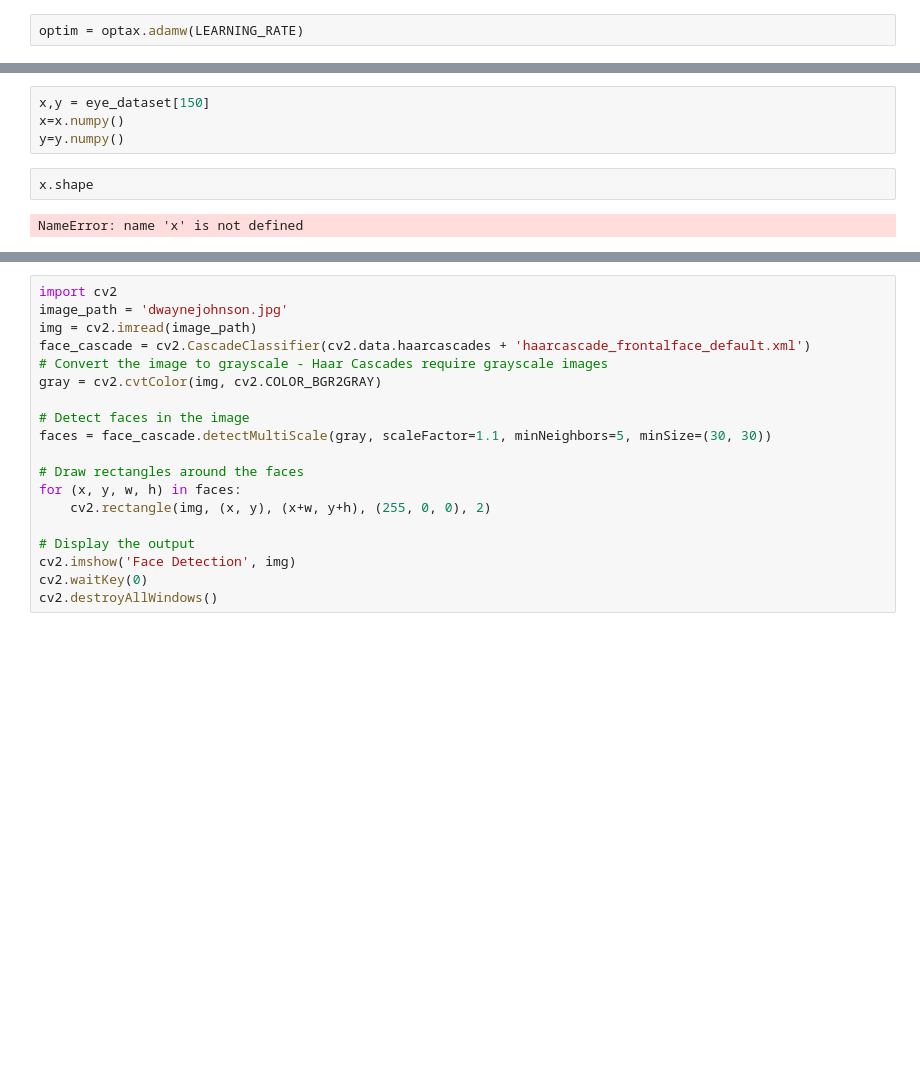
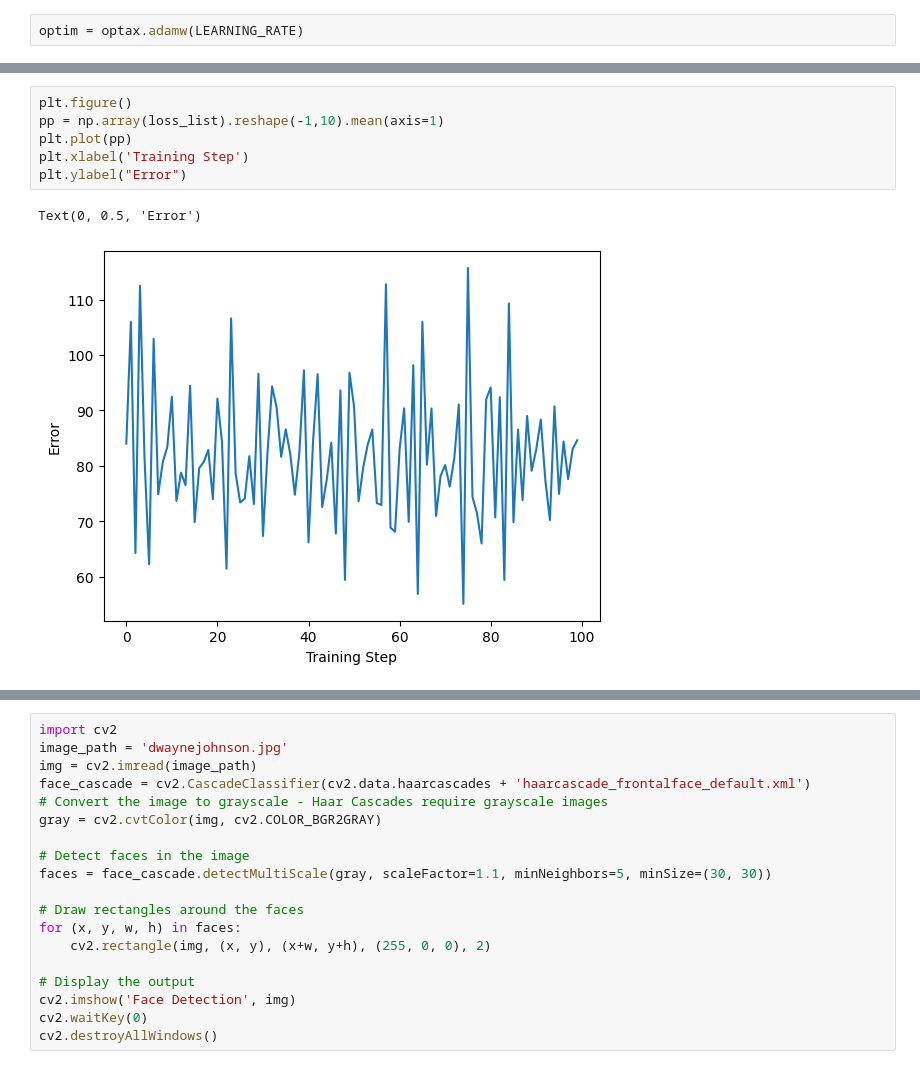
Before and after one commit to peifferjd/NBD-24, a Jupyter notebook: model_training.ipynb, the cells around one changed output, grey strips where cells are left out. Cells and saved outputs as stored; diff of their text form; blank space fills up the shorter version.

```diff
--- a/model_training.ipynb
+++ b/model_training.ipynb
@@ -233,9 +302,10 @@ step=540, train_loss=189.0518035888672, train_accuracy=14.536033630371094
-# %%
-x,y = eye_dataset[150]
-x=x.numpy()
-y=y.numpy()
-# %%
-x.shape
-# %% [output]
-NameError: name 'x' is not defined
+# %%
+plt.figure()
+pp = np.array(loss_list).reshape(-1,10).mean(axis=1)
+plt.plot(pp)
+plt.xlabel('Training Step')
+plt.ylabel("Error")
+# %% [output]
+Text(0, 0.5, 'Error')
+[figure, added]
 # %%
```
Also changed, not shown: parts of 19 cells of this notebook.
